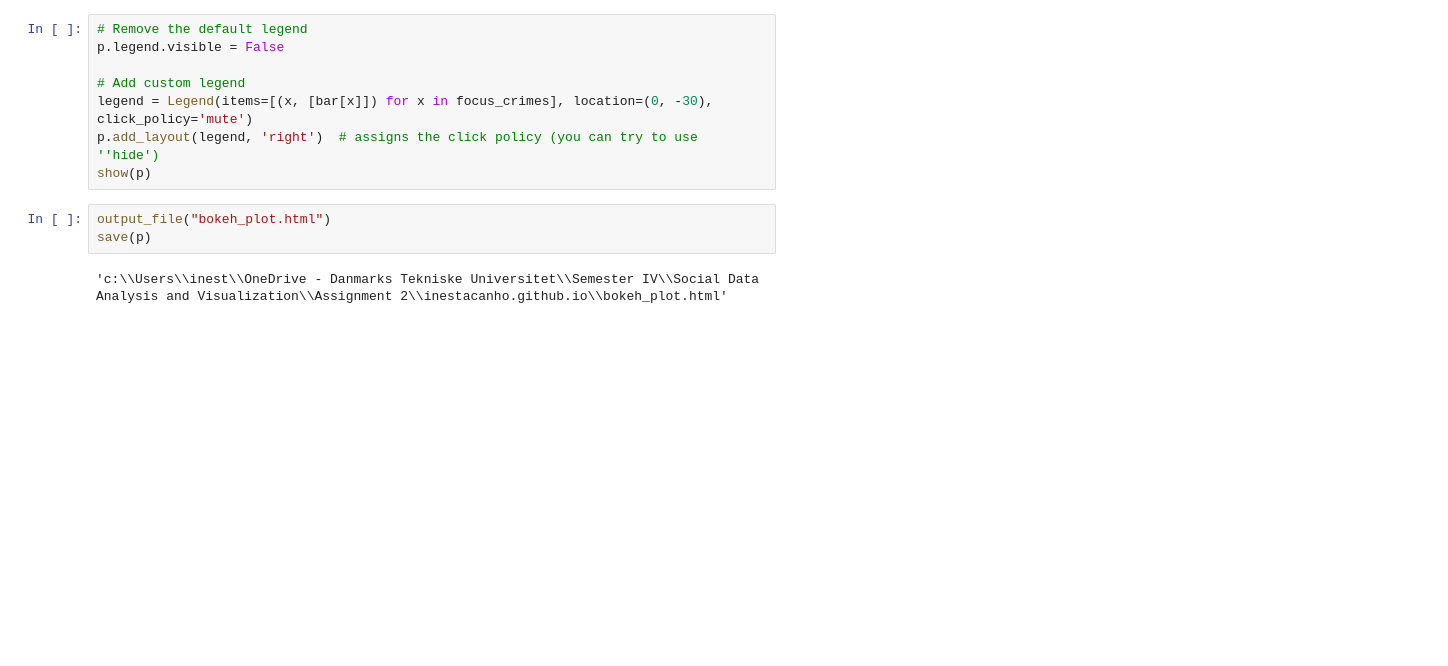
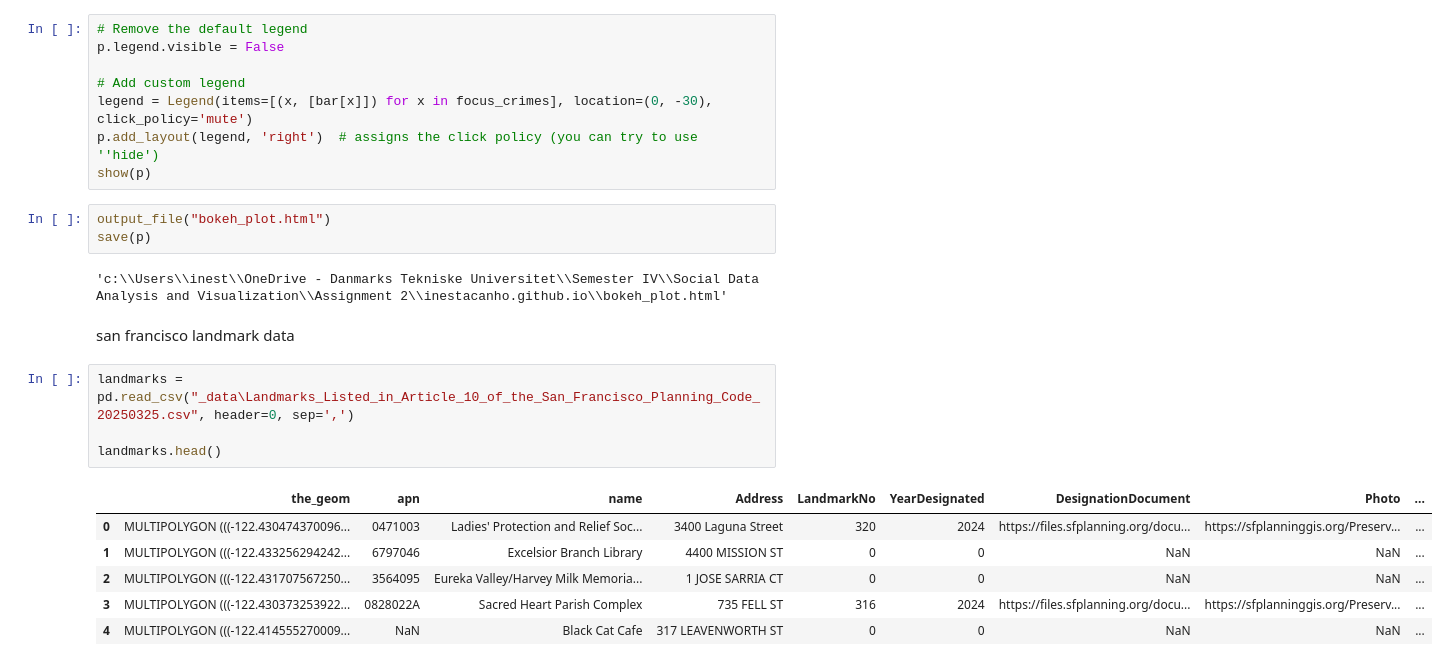
Before and after one commit to inestacanho/inestacanho.github.io, a Jupyter notebook: notebook.ipynb, the cells around one changed output. Cells and saved outputs as stored; diff of their text form; blank space fills up the shorter version.

```diff
--- a/notebook.ipynb
+++ b/notebook.ipynb
@@ -72,3 +66,16 @@ output_file("bokeh_plot.html")
 save(p)
 # %% [output]
 'c:\\Users\\inest\\OneDrive - Danmarks Tekniske Universitet\\Semester IV\\Social Data Analysis and Visualization\\Assignment 2\\inestacanho.github.io\\bokeh_plot.html'
+# %% [markdown]
+san francisco landmark data
+# %%
+landmarks = pd.read_csv("_data\Landmarks_Listed_in_Article_10_of_the_San_Francisco_Planning_Code_20250325.csv", header=0, sep=',')
+
+landmarks.head()
+# %% [output]
+|  | the_geom | apn | name | Address | LandmarkNo | YearDesignated | DesignationDocument | Photo | ... |
+| 0 | MULTIPOLYGON (((-122.430474370096... | 0471003 | Ladies' Protection and Relief Soc... | 3400 Laguna Street | 320 | 2024 | https://files.sfplanning.org/docu... | https://sfplanninggis.org/Preserv... | ... |
+| 1 | MULTIPOLYGON (((-122.433256294242... | 6797046 | Excelsior Branch Library | 4400 MISSION ST | 0 | 0 | NaN | NaN | ... |
+| 2 | MULTIPOLYGON (((-122.431707567250... | 3564095 | Eureka Valley/Harvey Milk Memoria... | 1 JOSE SARRIA CT | 0 | 0 | NaN | NaN | ... |
+| 3 | MULTIPOLYGON (((-122.430373253922... | 0828022A | Sacred Heart Parish Complex | 735 FELL ST | 316 | 2024 | https://files.sfplanning.org/docu... | https://sfplanninggis.org/Preserv... | ... |
+| 4 | MULTIPOLYGON (((-122.414555270009... | NaN | Black Cat Cafe | 317 LEAVENWORTH ST | 0 | 0 | NaN | NaN | ... |
```
Also changed, not shown: parts of 12 cells of this notebook, 5 other files.
